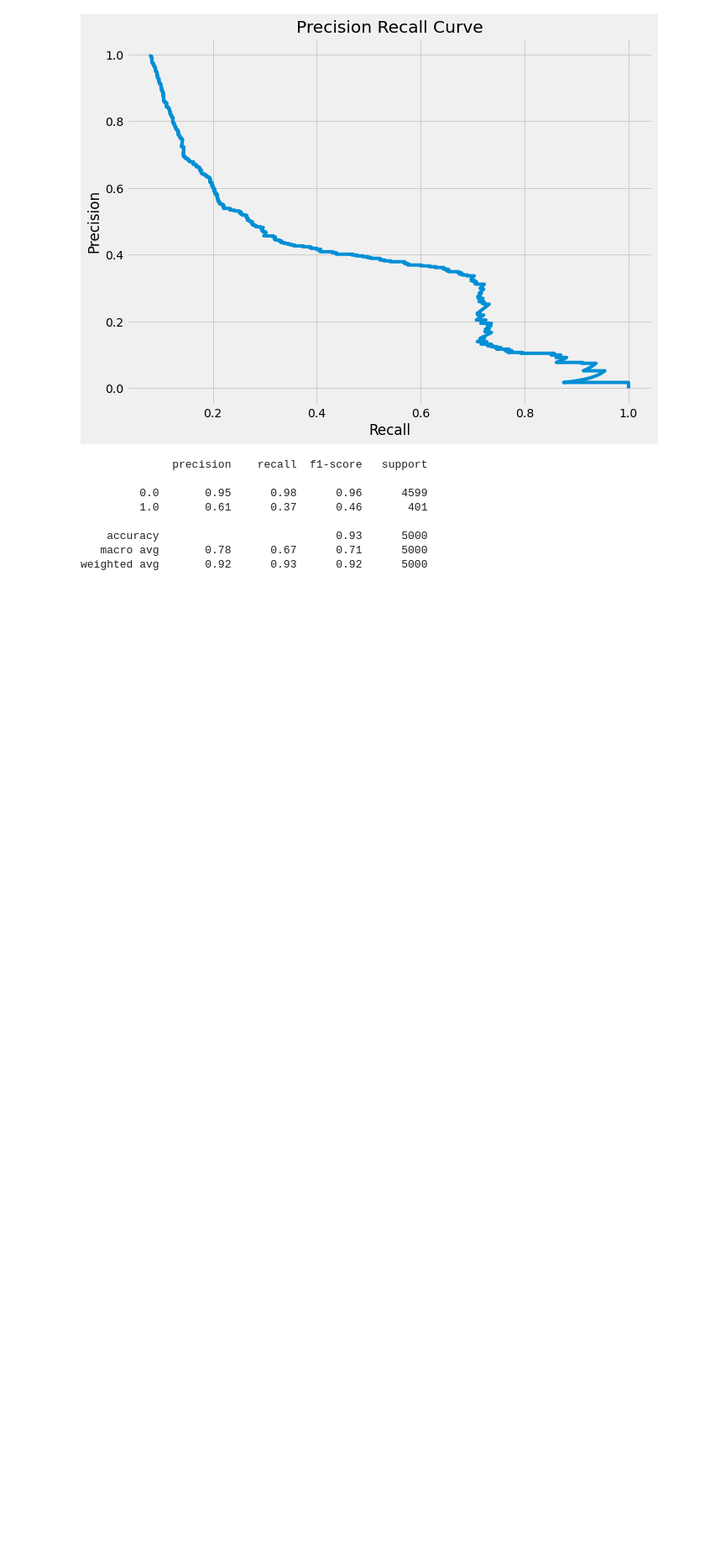
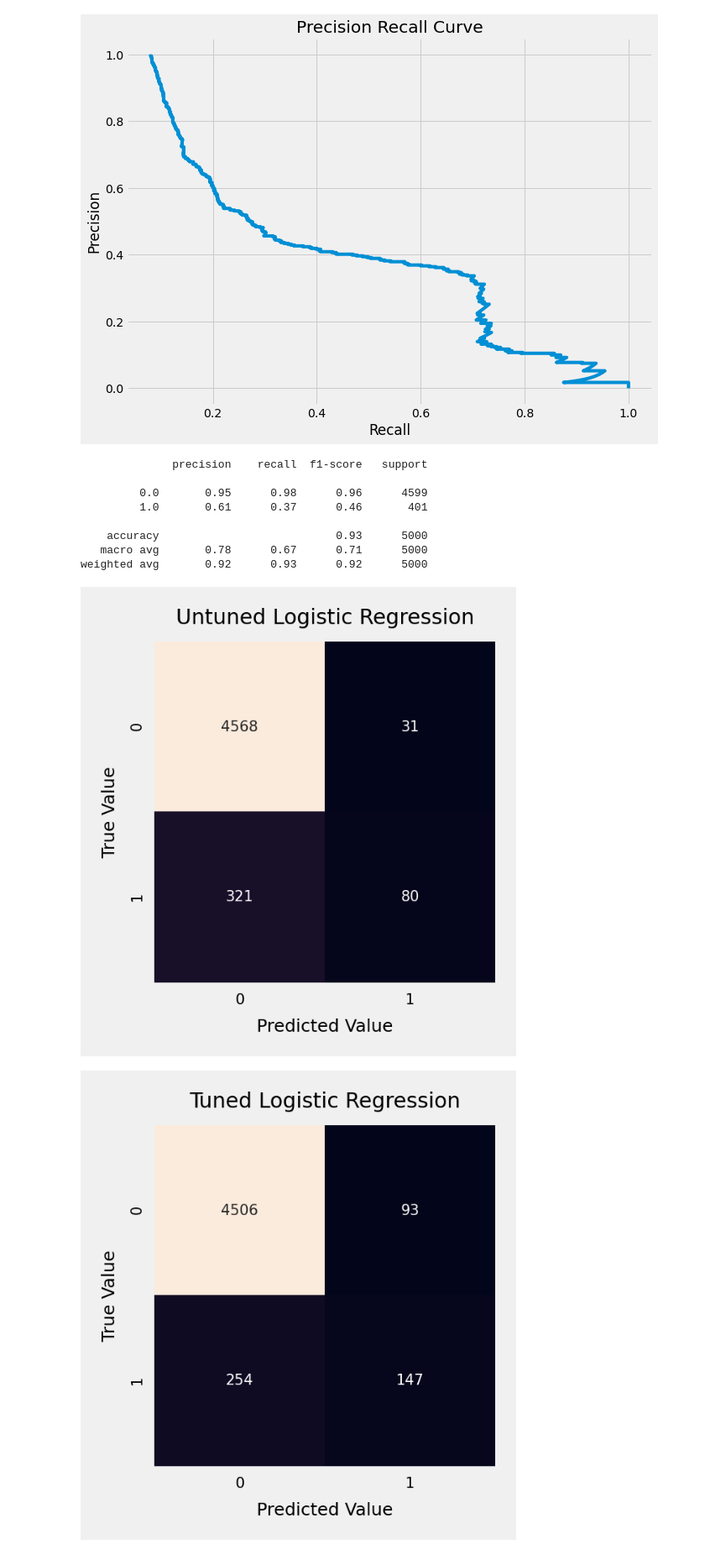
Before and after one commit to ayush-kumar-1/UGADataScienceCompetition, a Jupyter notebook: notebooks/1_lr.ipynb, the cells around one changed output. Shown at 84% size. Saved outputs shown, nothing was run; the diff lists cells and outputs as text; code cells hidden in the pictures; blank space fills up the shorter version.

```diff
--- a/notebooks/1_lr.ipynb
+++ b/notebooks/1_lr.ipynb
@@ -114,3 +133,32 @@ print(report(y_test, decide(lr.predict(x_test), 0.1514)))
     accuracy                           0.93      5000
    macro avg       0.78      0.67      0.71      5000
 weighted avg       0.92      0.93      0.92      5000
+# %%
+def plot_conf_mat(title, conf_mat, save = None):
+    plt.rcParams["figure.figsize"] = [2, 2]
+    plt.rcParams["font.size"] = 5
+    plt.rcParams["figure.dpi"] = 300
+    sn.heatmap(conf_mat,
+                square = True,
+                fmt = 'g',
+                annot = True,
+                cbar = False)
+    plt.xlabel("Predicted Value")
+    plt.ylabel("True Value")
+    plt.title(title)
+    if save:
+        plt.savefig(save)
+        plt.show()
+    else:
+        plt.show()
+
+plot_conf_mat("Untuned Logistic Regression",
+              confusion_matrix(y_test, decide(lr.predict(x_test), 0.5)),
+              "untuned_log_reg.png")
+
+plot_conf_mat("Tuned Logistic Regression",
+              confusion_matrix(y_test, decide(lr.predict(x_test), 0.1514)),
+              "tuned_log_reg.png")
+# %% [output]
+[figure, added]
+[figure, added]
```
Also changed, not shown: parts of 1 cell of this notebook, 22 other files.
